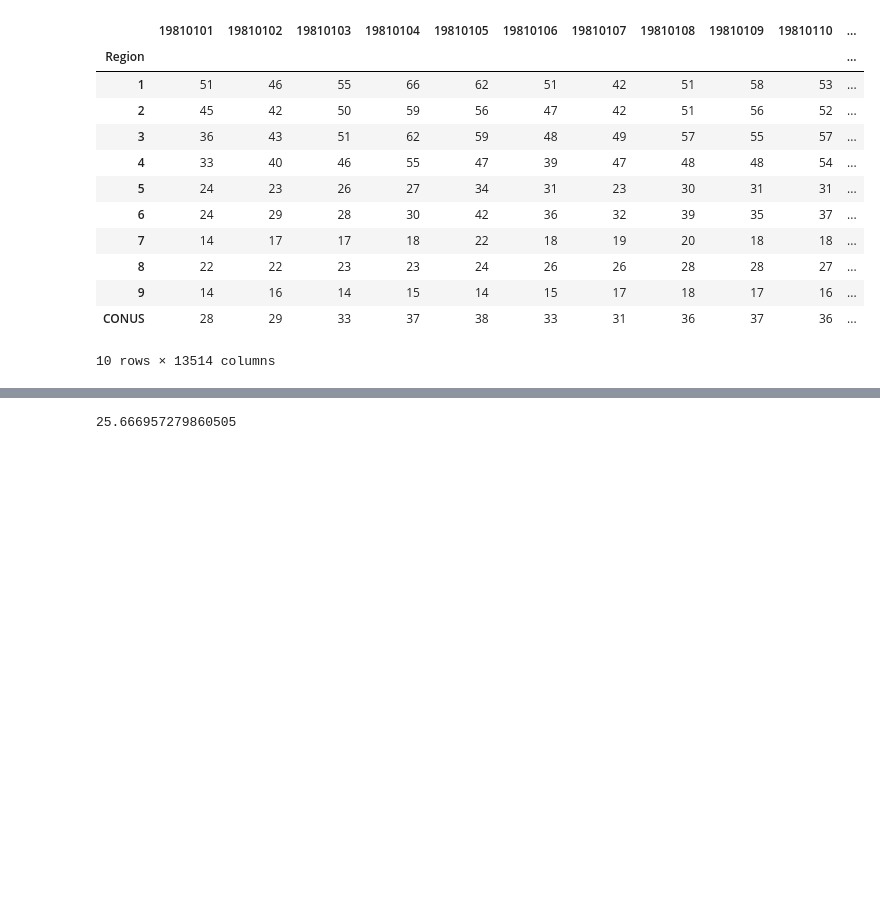
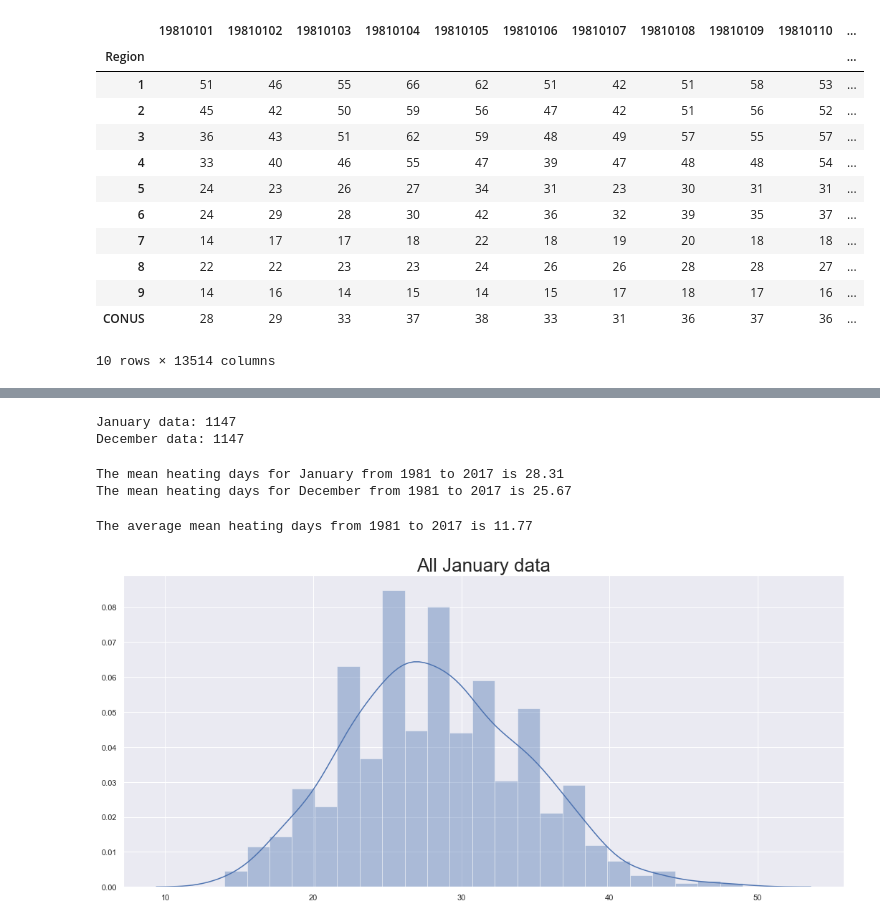
Before and after one commit to jenk1/Mean-Heating-Degree-Days, a Jupyter notebook: 8_28_19_V2.ipynb, the cells around one changed output, grey strips where cells are left out. Saved outputs shown, nothing was run; the diff lists cells and outputs as text; code cells hidden in the pictures; blank space fills up the shorter version.

```diff
--- a/8_28_19_V2.ipynb
+++ b/8_28_19_V2.ipynb
@@ -77,4 +54,24 @@ list(DecemberData)[-1]
-# %%
-DecemberData.mean()
-# %% [output]
-25.666957279860505
+# %%
+# let's make sure we have all the datapoints for the Janauary and December data--should have 37 years * 31 days = 1147 data points
+print("January data: " + str(len(JanuaryData)))
+print("December data: " + str(len(DecemberData)))
+# %% [output]
+January data: 1147
+December data: 1147
+# %%
+# Now let's look at the means for January and December
+print("The mean heating days for January from 1981 to 2017 is {}".format(np.round(np.mean(JanuaryData), 2)))
+print("The mean heating days for December from 1981 to 2017 is {}".format(np.round(np.mean(DecemberData), 2)))
+# %% [output]
+The mean heating days for January from 1981 to 2017 is 28.31
+The mean heating days for December from 1981 to 2017 is 25.67
+# %%
+print("The average mean heating days from 1981 to 2017 is {}".format(np.round(np.mean(avgMonth), 2)))
+# %% [output]
+The average mean heating days from 1981 to 2017 is 11.77
+# %%
+sns.set(rc={'figure.figsize':(18,8)})
+# %%
+sns.distplot(JanuaryData).set_title('All January data', fontsize = 26);
+# %% [output]
+[figure, added]
```
Also changed, not shown: parts of 9 cells of this notebook.
